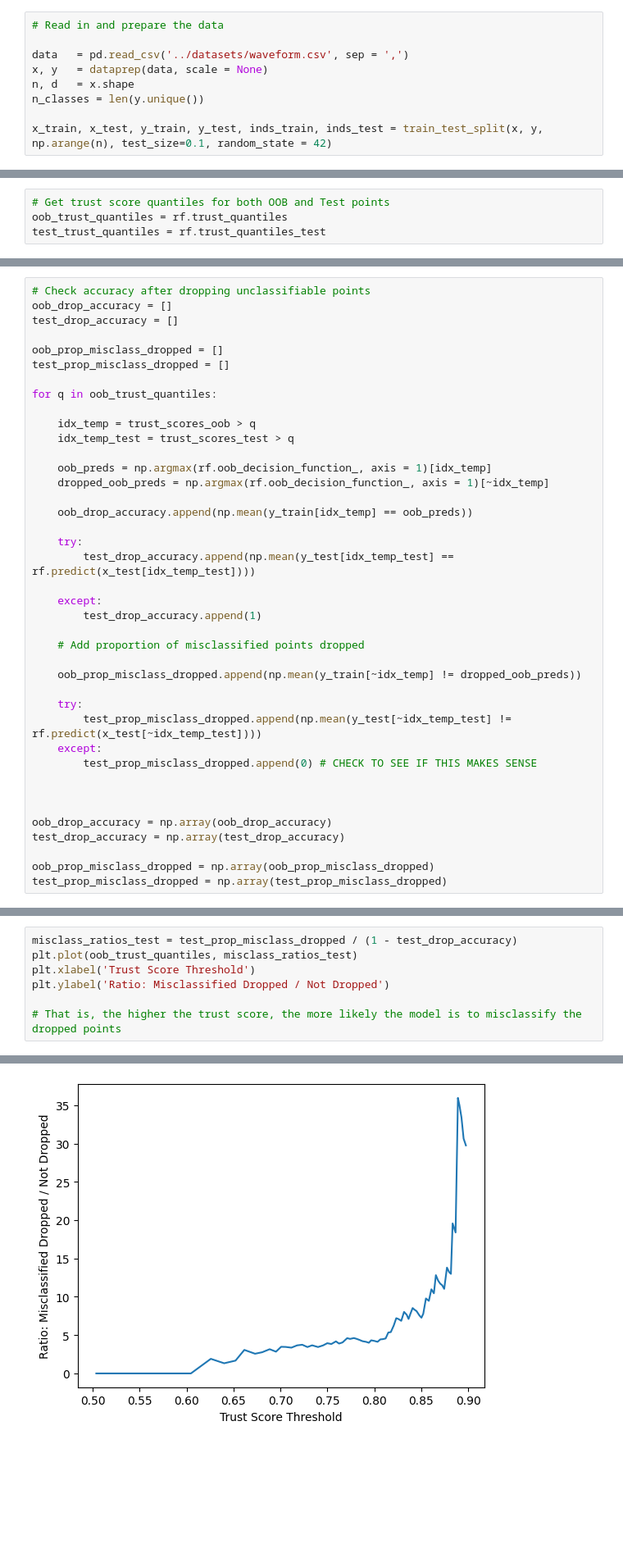
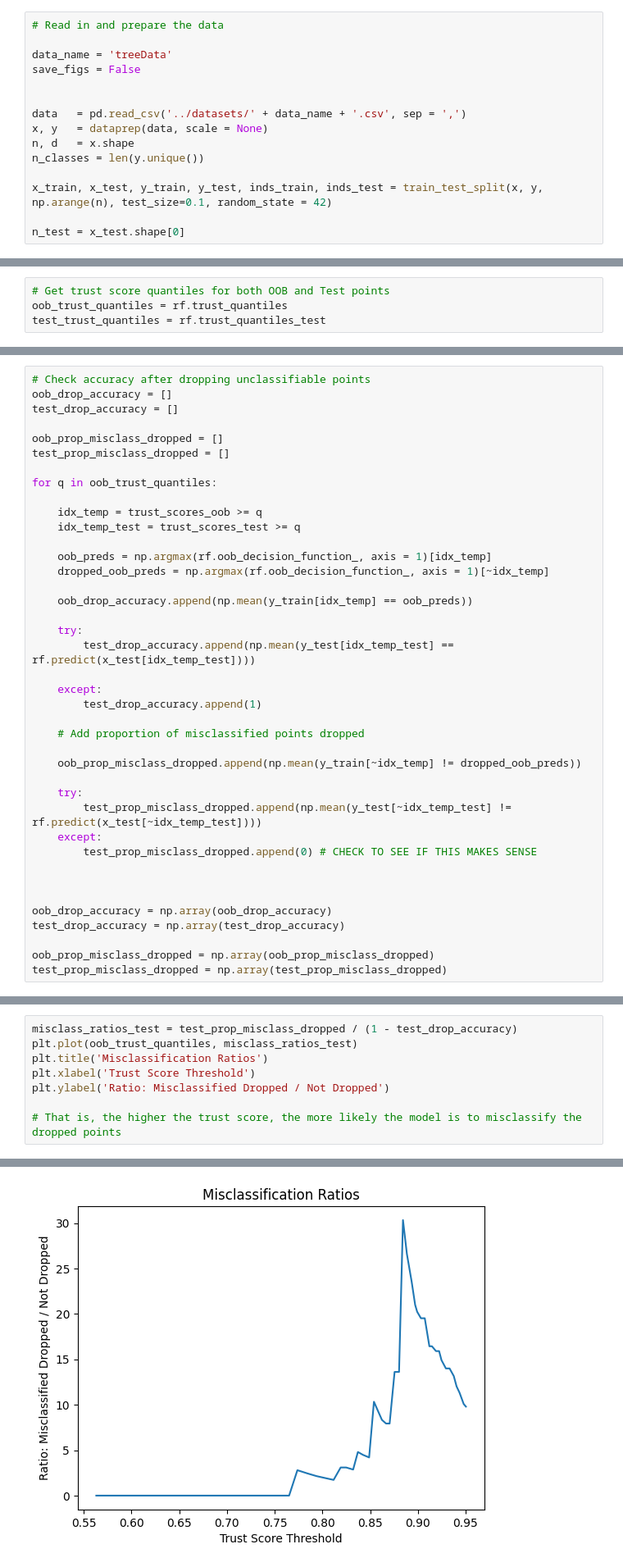
Before and after one commit to jakerhodes/RF-GAP-Python, a Jupyter notebook: trust_score_plots.ipynb, the cells around one changed output, grey strips where cells are left out. Shown at 82% size. Drawn from its saved outputs; the diff is of its cells as text; blank space fills up the shorter version.

```diff
--- a/trust_score_plots.ipynb
+++ b/trust_score_plots.ipynb
@@ -13,12 +13,18 @@ from sklearn.preprocessing import MinMaxScaler
 # %%
 # Read in and prepare the data
 
-data   = pd.read_csv('../datasets/waveform.csv', sep = ',')
+data_name = 'treeData'
+save_figs = False
+
+
+data   = pd.read_csv('../datasets/' + data_name + '.csv', sep = ',')
 x, y   = dataprep(data, scale = None)
 n, d   = x.shape
 n_classes = len(y.unique())
 
 x_train, x_test, y_train, y_test, inds_train, inds_test = train_test_split(x, y, np.arange(n), test_size=0.1, random_state = 42)
+
+n_test = x_test.shape[0]
 # %%
 # Random forest on all data for PHATE embedding visualization
 rfphate = RFGAP(oob_score = True, non_zero_diagonal = True, random_state = 42)
@@ -163,8 +196,8 @@ test_prop_misclass_dropped = []
 
 for q in oob_trust_quantiles:
 
-    idx_temp = trust_scores_oob > q
-    idx_temp_test = trust_scores_test > q
+    idx_temp = trust_scores_oob >= q
+    idx_temp_test = trust_scores_test >= q
 
     oob_preds = np.argmax(rf.oob_decision_function_, axis = 1)[idx_temp]
     dropped_oob_preds = np.argmax(rf.oob_decision_function_, axis = 1)[~idx_temp]
@@ -223,10 +294,11 @@ plt.plot(oob_trust_quantiles, misclass_ratios)
 # %%
 misclass_ratios_test = test_prop_misclass_dropped / (1 - test_drop_accuracy)
 plt.plot(oob_trust_quantiles, misclass_ratios_test)
+plt.title('Misclassification Ratios')
 plt.xlabel('Trust Score Threshold')
 plt.ylabel('Ratio: Misclassified Dropped / Not Dropped')
 
 # That is, the higher the trust score, the more likely the model is to misclassify the dropped points
 # %% [output]
 Text(0, 0.5, 'Ratio: Misclassified Dropped / Not Dropped')
-[figure, old version]
+[figure, new version]
```
Also changed, not shown: parts of 25 cells of this notebook.
